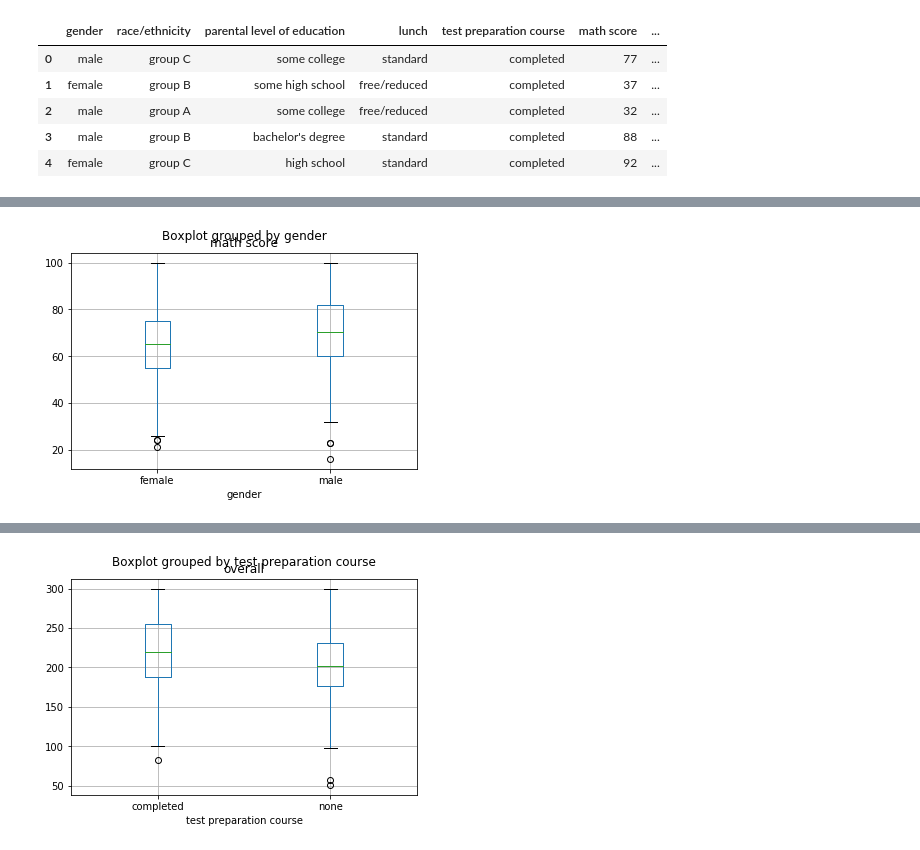
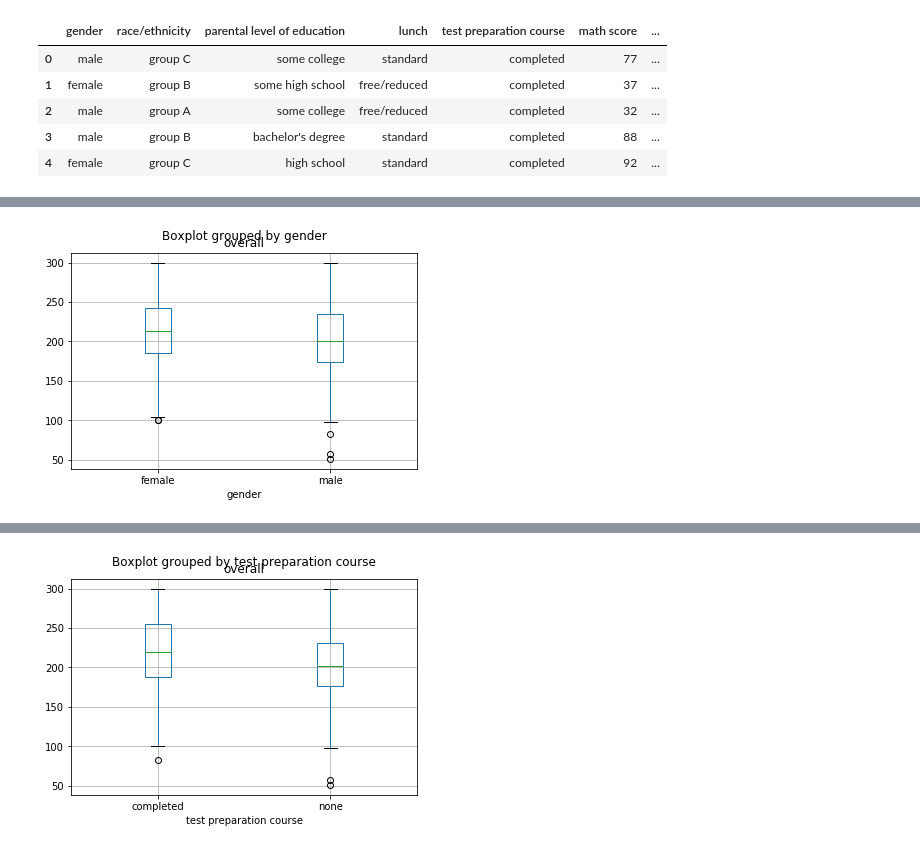
Before and after one commit to RaviSaurav/gama, a Jupyter notebook: week3assignment.ipynb, the cells around one changed output, grey strips where cells are left out. Cells and saved outputs as stored; diff of their text form; code cells hidden in the pictures.

```diff
--- a/week3assignment.ipynb
+++ b/week3assignment.ipynb
@@ -6,6 +10,6 @@ import seaborn as sns
 from scipy import stats
 # %%
-df=pd.read_csv('C:/Users/User/Desktop/Test-core -Dataset.csv')
+df=pd.read_csv('C:/Users/Kandarp/Desktop/Test-core -Dataset.csv')
 df
 # %% [output]
 |  | gender | race/ethnicity | parental level of education | lunch | test preparation course | math score | ... |
@@ -139,5 +56,5 @@ df.groupby('race/ethnicity')['overall'].describe()
 # %%
-df.boxplot(column='math score', by='gender')
+df.boxplot(column='overall', by='gender')
 plt.show()
 # %% [output]
-[figure, old version]
+[figure, new version]
```
Also changed, not shown: parts of 34 cells of this notebook.
